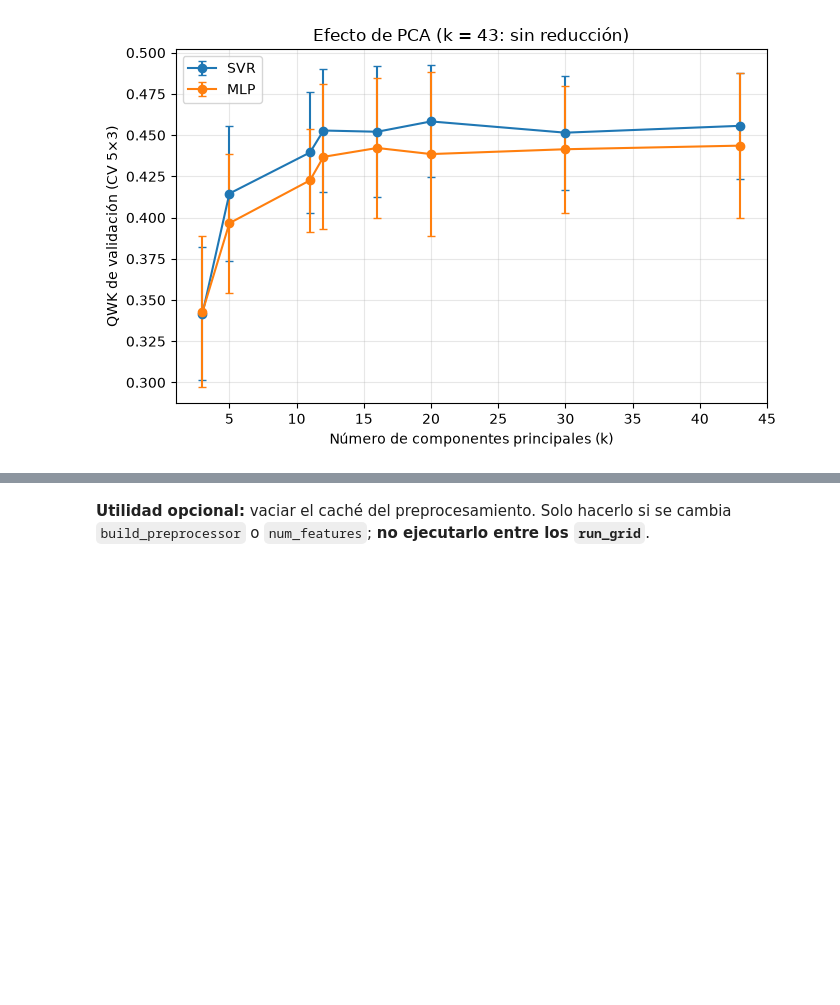
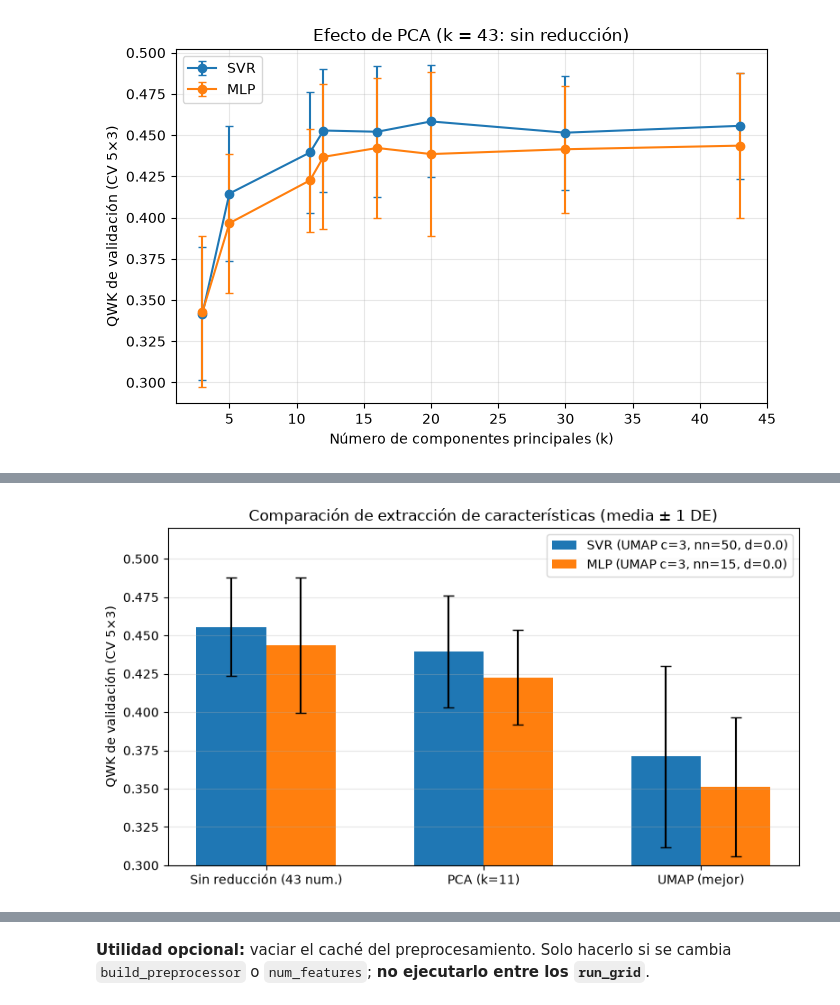
Before and after one commit to oscar05c4/ProyectoModelosII, a Jupyter notebook: notebooks/Desarrollo.ipynb, the cells around one changed output, grey strips where cells are left out. Drawn from its saved outputs; the diff is of its cells as text; code cells hidden in the pictures; blank space fills up the shorter version.

Commit message:
feat: completa secciones 8.3 (UMAP), 9 (actigrafía) y 10 (test final)
Incluye regla de 1 DE para UMAP, brazo de imputación de actigrafía, test con las cinco familias y bootstrap estratificado.

```diff
--- a/notebooks/Desarrollo.ipynb
+++ b/notebooks/Desarrollo.ipynb
@@ -666,7 +676,9 @@ paneles = {"Ridge": ("alpha", None, True),
 fig, axes = plt.subplots(2, 3, figsize=(15, 8))
 for ax, (nombre, (x, hue, logx)) in zip(axes.ravel(), paneles.items()):
     d = efecto_df(nombre)
-    d["_h"] = "" if hue is None else d[hue].astype(str).agg(", ".join, axis=1)
+    if hue is None: d["_h"] = ""
+    else:
+        d["_h"] = d[hue].apply(lambda r: ", ".join(str(val) for val in r), axis=1)
     # dentro del bucle, justo después de crear d["_h"]:
     d[x] = d[x].astype(float)
     for i, (h, g) in enumerate(d.groupby("_h")):
@@ -1381,0 +1502,79 @@ k elegido (regla de 1 DE): {'SVR': 11, 'MLP': 11}
+# %%
+P_NUM = len(num_features)
+N_REST = build_preprocessor().fit_transform(X_tr).shape[1] - P_NUM
+N_TOTAL0 = P_NUM + N_REST
+
+base_f = {"SVR": "results/cv15_SVR.csv", "MLP": "results/cv15_MLP.csv"}
+filas_umap = []
+mejor_umap = {}
+
+for nombre in mejores:
+    base = pd.read_csv(base_f[nombre])
+    k_pca = elegido[nombre]
+    pca_best = pd.read_csv(f"results/pca_{nombre}_{k_pca}.csv")
+
+    candidatos = {}
+    for nc, nn, md in UMAP_GRID:
+        d = pd.read_csv(f"results/umap_{nombre}_c{nc}_n{nn}_d{md}.csv")
+        candidatos[(nc, nn, md)] = d
+        filas_umap.append({
+            "modelo": nombre,
+            "n_comp": nc,
+            "n_neighbors": nn,
+            "min_dist": md,
+            "dim. total": nc + N_REST,
+            "red. num. %": round(100 * (1 - nc / P_NUM), 1),
+            "red. total %": round(100 * (1 - (nc + N_REST) / N_TOTAL0), 1),
+            "QWK train": f"{d.qwk_train.mean():.3f}",
+            "QWK val": fmt(d.qwk_val),
+            "F1 macro val": fmt(d.f1_val),
+            "Recall clase 3": fmt(d.recall3_val, clip=True),
+            "p vs sin red.": f"{p_pareado(d.qwk_val, base.qwk_val):.3f}",
+            f"p vs PCA(k={k_pca})": f"{p_pareado(d.qwk_val, pca_best.qwk_val):.3f}",
+        })
+
+    medias_u = {cfg: d.qwk_val.mean() for cfg, d in candidatos.items()}
+    cfg_top = max(medias_u, key=medias_u.get)
+    sd_top = candidatos[cfg_top].qwk_val.std()
+    # Regla de 1 DE (como en PCA): entre las configuraciones con QWK medio a menos de 1 DE
+    # del mejor, la de menor n_components; el desempate es el mayor QWK medio
+    elegibles = [cfg for cfg, m in medias_u.items() if m >= medias_u[cfg_top] - sd_top]
+    mejor_cfg = min(elegibles, key=lambda cfg: (cfg[0], -medias_u[cfg]))
+    mejor_umap[nombre] = mejor_cfg
+    print(f"{nombre}: mejor QWK medio {cfg_top} = {medias_u[cfg_top]:.3f} | "
+          f"elegida por regla de 1 DE: {mejor_cfg}")
+
+tabla_umap = pd.DataFrame(filas_umap)
+tabla_umap.to_csv("results/tabla_umap.csv", index=False)
+print(tabla_umap.to_string(index=False))
+print("\nMejor configuración UMAP por modelo (n_components, n_neighbors, min_dist):", mejor_umap)
+
+# Figura resumen: Sin reducción vs PCA(k=11) vs Mejor UMAP
+fig, ax = plt.subplots(figsize=(8, 4.5))
+metodos = ["Sin reducción (43 num.)", "PCA (k=11)", "UMAP (mejor)"]
+x_pos = np.arange(len(metodos))
+ancho = 0.32
+
+for i, nombre in enumerate(mejores):
+    base = pd.read_csv(base_f[nombre])
+    pca_b = pd.read_csv(f"results/pca_{nombre}_{elegido[nombre]}.csv")
+    nc, nn, md = mejor_umap[nombre]
+    umap_b = pd.read_csv(f"results/umap_{nombre}_c{nc}_n{nn}_d{md}.csv")
+
+    medias = [base.qwk_val.mean(), pca_b.qwk_val.mean(), umap_b.qwk_val.mean()]
+    desv = [base.qwk_val.std(), pca_b.qwk_val.std(), umap_b.qwk_val.std()]
+
+    ax.bar(x_pos + (i - 0.5) * ancho, medias, width=ancho, yerr=desv,
+           capsize=4, label=f"{nombre} (UMAP c={nc}, nn={nn}, d={md})")
+
+ax.set_xticks(x_pos)
+ax.set_xticklabels(metodos)
+ax.set_ylabel("QWK de validación (CV 5×3)")
+ax.set_title("Comparación de extracción de características (media ± 1 DE)")
+ax.set_ylim(0.30, 0.52)
+ax.grid(axis="y", alpha=0.3)
+ax.legend()
+plt.tight_layout()
+plt.savefig("figures/comparacion_reduccion.png", dpi=300)
+plt.show()
+# %% [output]
@@ -1381,0 +1598 @@ k elegido (regla de 1 DE): {'SVR': 11, 'MLP': 11}
+[figure, added]
```
Also changed, not shown: parts of 35 cells of this notebook.
